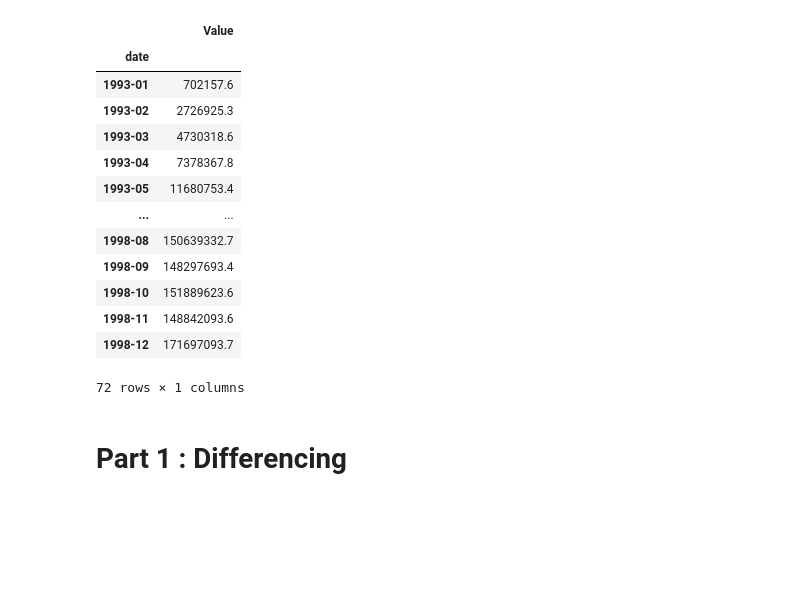
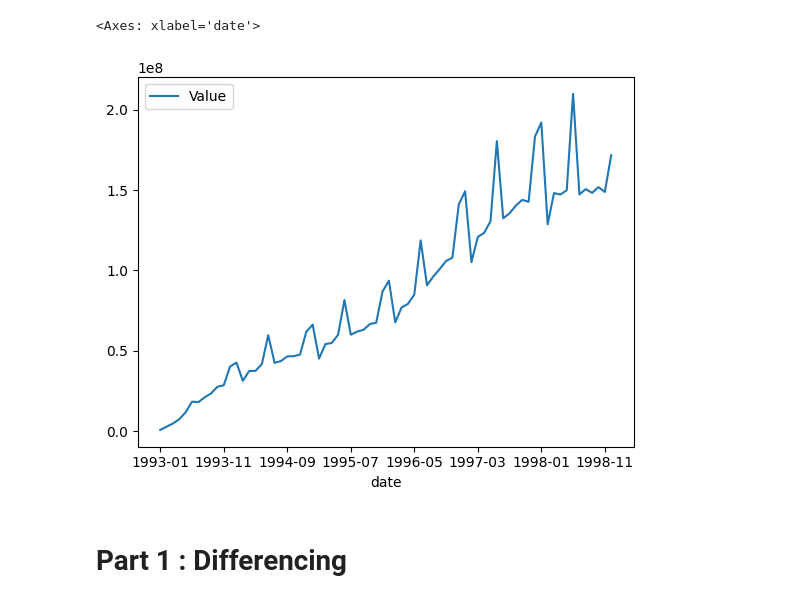
Before and after one commit to MaheshG11/ARIMA, a Jupyter notebook: ARIMA_Train.ipynb, the cells around one changed output. Drawn from its saved outputs; the diff is of its cells as text; code cells hidden in the pictures; blank space fills up the shorter version.

```diff
--- a/ARIMA_Train.ipynb
+++ b/ARIMA_Train.ipynb
@@ -1,35 +1,27 @@
 # %%
 import numpy as np
 import pandas as pd
 import matplotlib.pyplot as plt
 import seaborn as sns
 from sklearn.metrics import mean_squared_error
 from statsmodels.tsa.stattools import adfuller
 from statsmodels.graphics.tsaplots import plot_acf,plot_pacf
 from sklearn.linear_model import LinearRegression
 import warnings
+
+
 warnings.filterwarnings("ignore")
-
 
 df = pd.read_csv('df.csv',parse_dates=True,index_col='date')
 df = pd.DataFrame(df.groupby(df.index.strftime('%Y-%m')).sum()['amount'])
 df.columns=['Value']
-df
+
+
+
+df.plot()
 # %% [output]
-|  | Value |
-| date |  |
-| 1993-01 | 702157.6 |
-| 1993-02 | 2726925.3 |
-| 1993-03 | 4730318.6 |
-| 1993-04 | 7378367.8 |
-| 1993-05 | 11680753.4 |
-| ... | ... |
-| 1998-08 | 150639332.7 |
-| 1998-09 | 148297693.4 |
-| 1998-10 | 151889623.6 |
-| 1998-11 | 148842093.6 |
-| 1998-12 | 171697093.7 |
-72 rows × 1 columns
+<Axes: xlabel='date'>
+[figure, added]
 # %% [markdown]
 <h1> Part 1 : Differencing
 # %%
```
Also changed, not shown: parts of 8 cells of this notebook.
